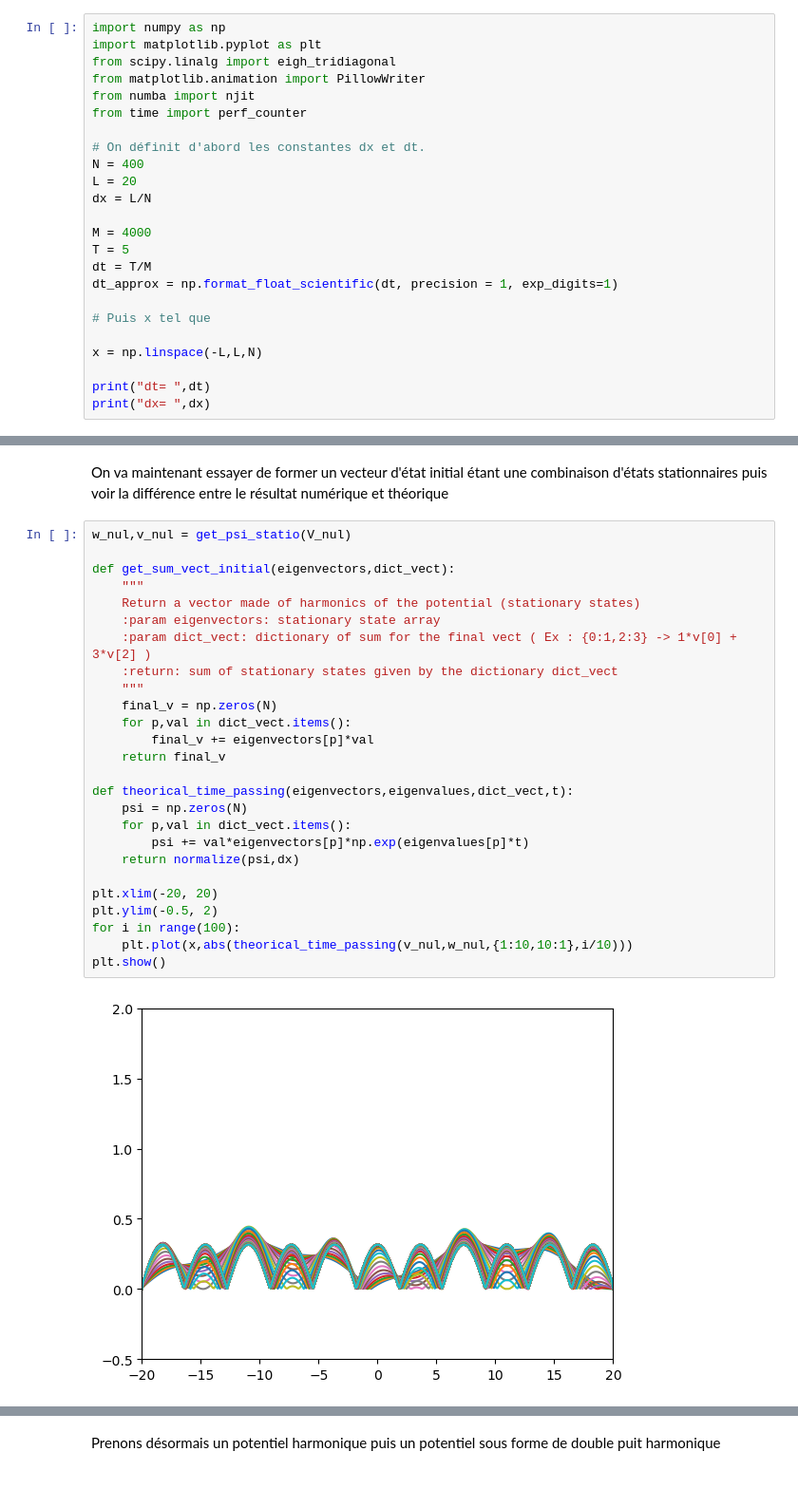
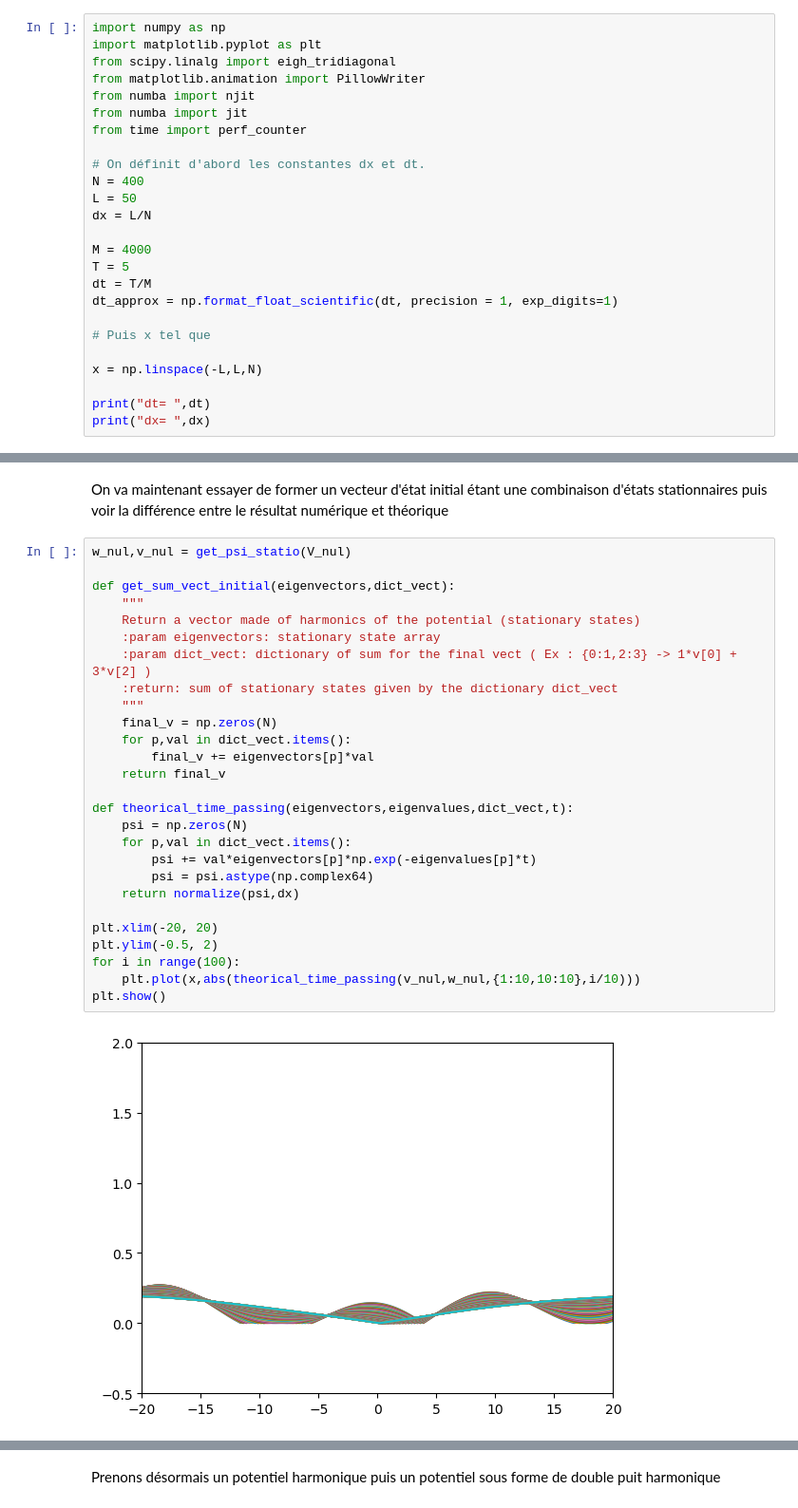
Before and after one commit to lucasboistay/shrodinger_simulation, a Jupyter notebook: evo_temp.ipynb, the cells around one changed output, grey strips where cells are left out. Shown at 95% size. Drawn from its saved outputs; the diff is of its cells as text.

```diff
--- a/evo_temp.ipynb
+++ b/evo_temp.ipynb
@@ -12,11 +12,12 @@ import matplotlib.pyplot as plt
 from scipy.linalg import eigh_tridiagonal
 from matplotlib.animation import PillowWriter
 from numba import njit
+from numba import jit
 from time import perf_counter
 
 # On définit d'abord les constantes dx et dt.
 N = 400
-L = 20
+L = 50
 dx = L/N
 
 M = 4000
@@ -286,31 +288,32 @@ On va maintenant essayer de former un vecteur d'état initial étant une combina
 # %%
 w_nul,v_nul = get_psi_statio(V_nul)
 
 def get_sum_vect_initial(eigenvectors,dict_vect):
     """
     Return a vector made of harmonics of the potential (stationary states)
     :param eigenvectors: stationary state array
     :param dict_vect: dictionary of sum for the final vect ( Ex : {0:1,2:3} -> 1*v[0] + 3*v[2] )
     :return: sum of stationary states given by the dictionary dict_vect
     """
     final_v = np.zeros(N)
     for p,val in dict_vect.items():
         final_v += eigenvectors[p]*val
     return final_v
 
 def theorical_time_passing(eigenvectors,eigenvalues,dict_vect,t):
     psi = np.zeros(N)
     for p,val in dict_vect.items():
-        psi += val*eigenvectors[p]*np.exp(eigenvalues[p]*t)
+        psi += val*eigenvectors[p]*np.exp(-eigenvalues[p]*t)
+        psi = psi.astype(np.complex64)
     return normalize(psi,dx)
 
 plt.xlim(-20, 20)
 plt.ylim(-0.5, 2)
 for i in range(100):
-    plt.plot(x,abs(theorical_time_passing(v_nul,w_nul,{1:10,10:1},i/10)))
+    plt.plot(x,abs(theorical_time_passing(v_nul,w_nul,{1:10,10:10},i/10)))
 plt.show()
 # %% [output]
-[figure, old version]
+[figure, new version]
 # %%
 # ------------ ANIMATION -------------- #
 def get_anim_diff_theorical_with_statio(dict_statio,eigenvalues,eigenvectors,method_theorical,potentiel,xmax,final_time,step,name,print_pot):
```
Also changed, not shown: parts of 10 cells of this notebook.
